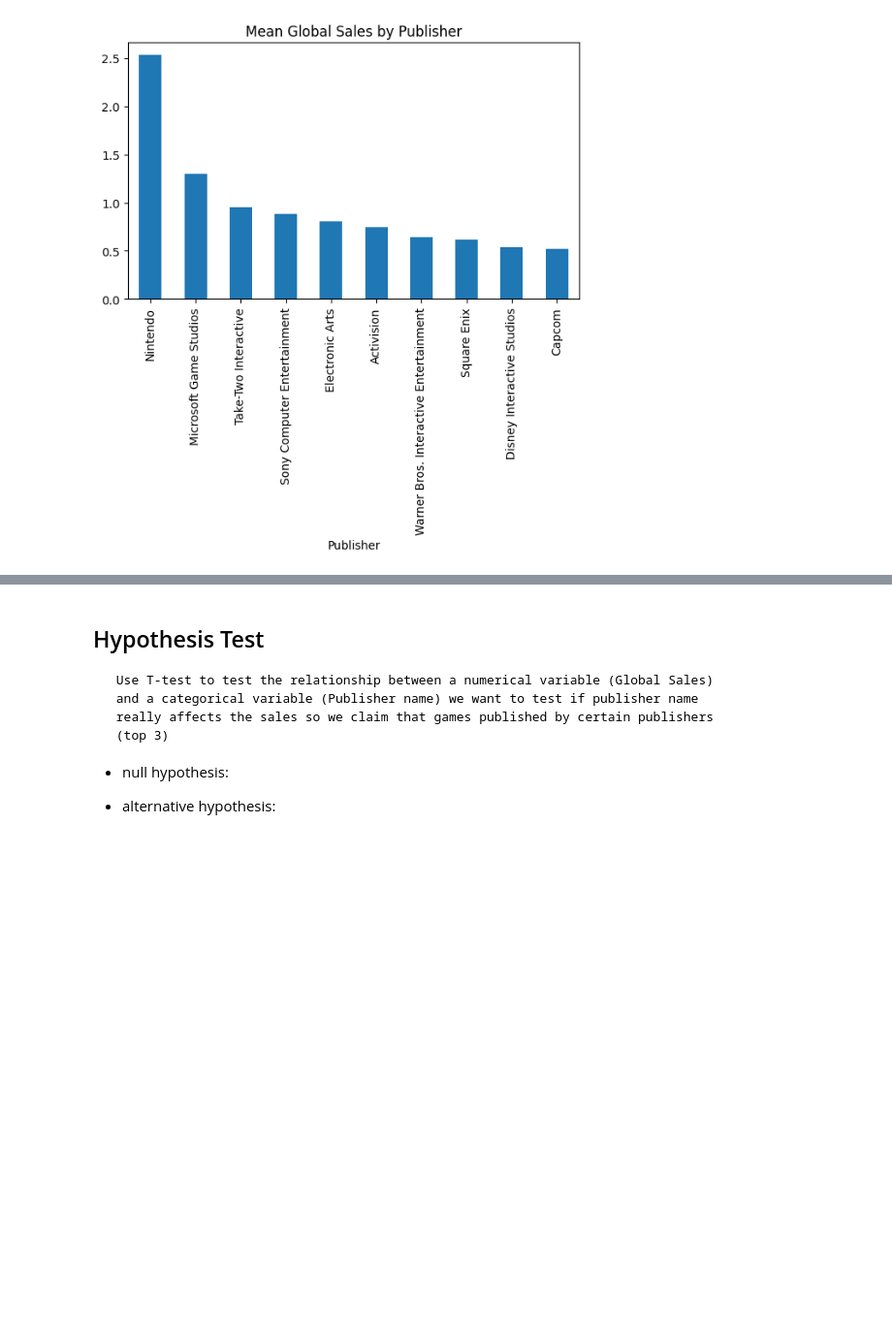
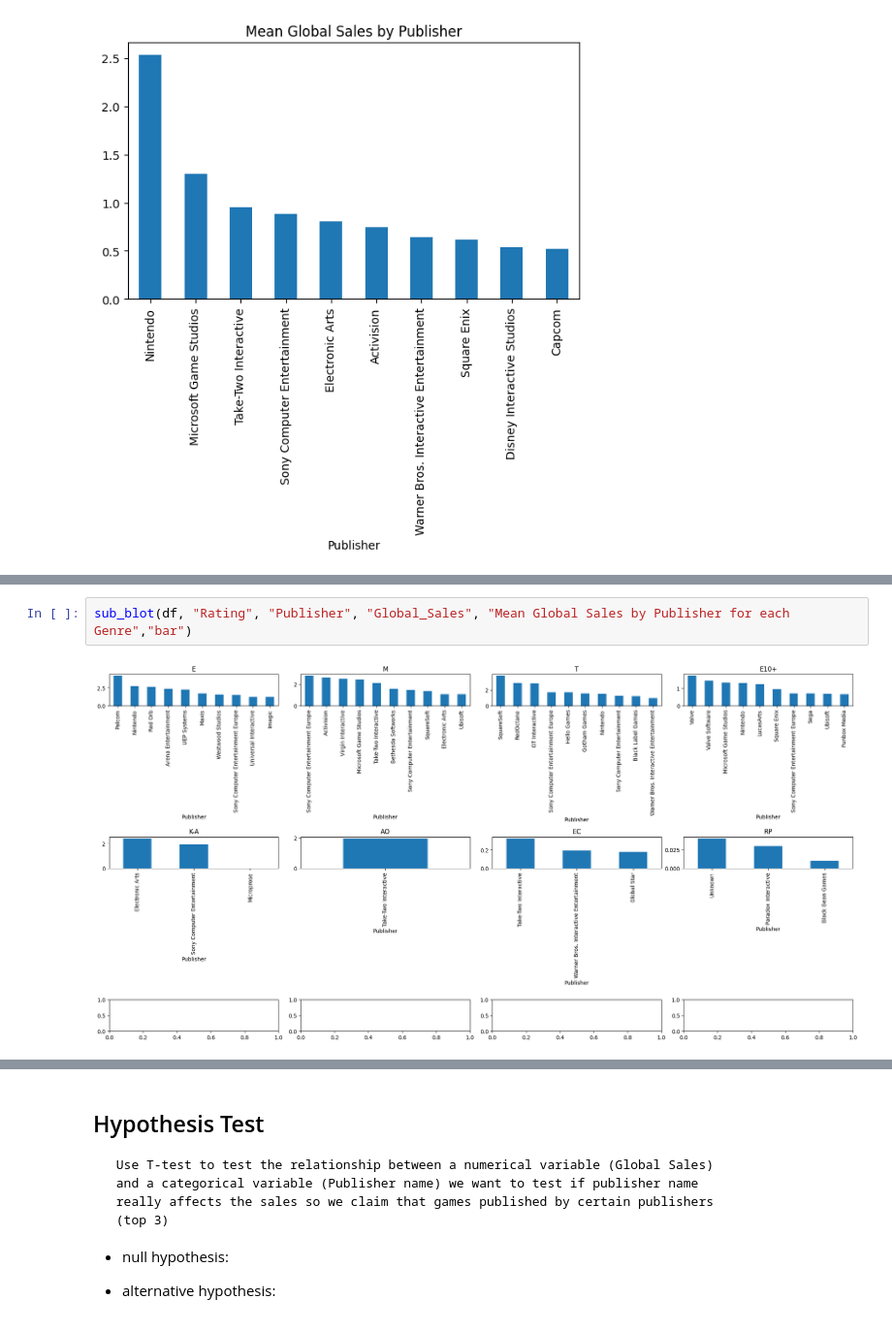
Before and after one commit to GhiathAjam/Analysis-of-Video-Games-Sales, a Jupyter notebook: Analysis/ExploratoryQuestions/Q2.ipynb, the cells around one changed output, grey strips where cells are left out. Shown at 97% size. Saved outputs shown, nothing was run; the diff lists cells and outputs as text; blank space fills up the shorter version.

```diff
--- a/Analysis/ExploratoryQuestions/Q2.ipynb
+++ b/Analysis/ExploratoryQuestions/Q2.ipynb
@@ -135,0 +139,4 @@ publisher_sales.nlargest(10).plot(kind='bar', figsize=(7, 4), title='Mean Global
+# %%
+sub_blot(df, "Rating", "Publisher", "Global_Sales", "Mean Global Sales by Publisher for each Genre","bar")
+# %% [output]
+[figure, added]
```
Also changed, not shown: parts of 5 cells of this notebook, 1 other file.
